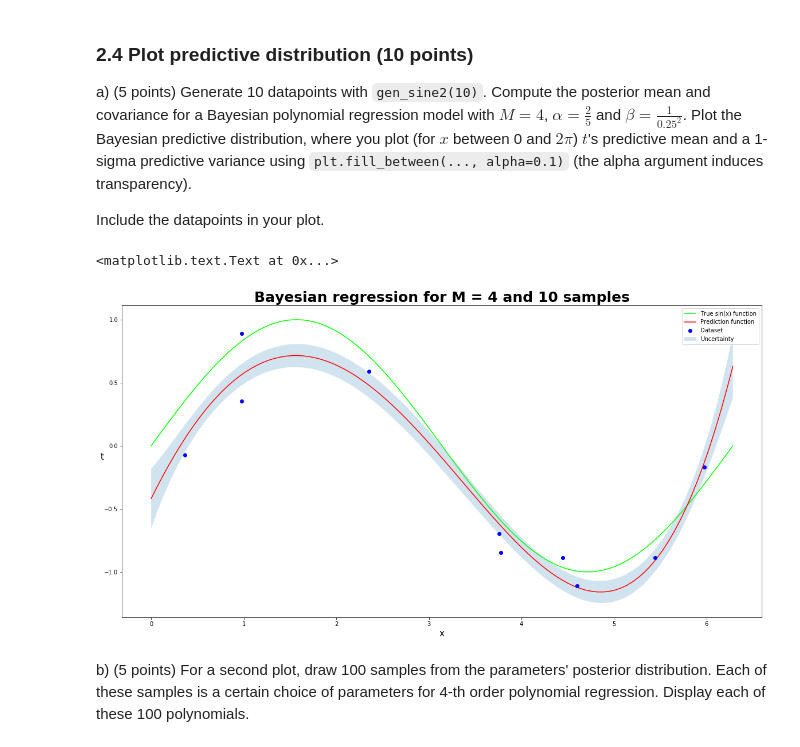
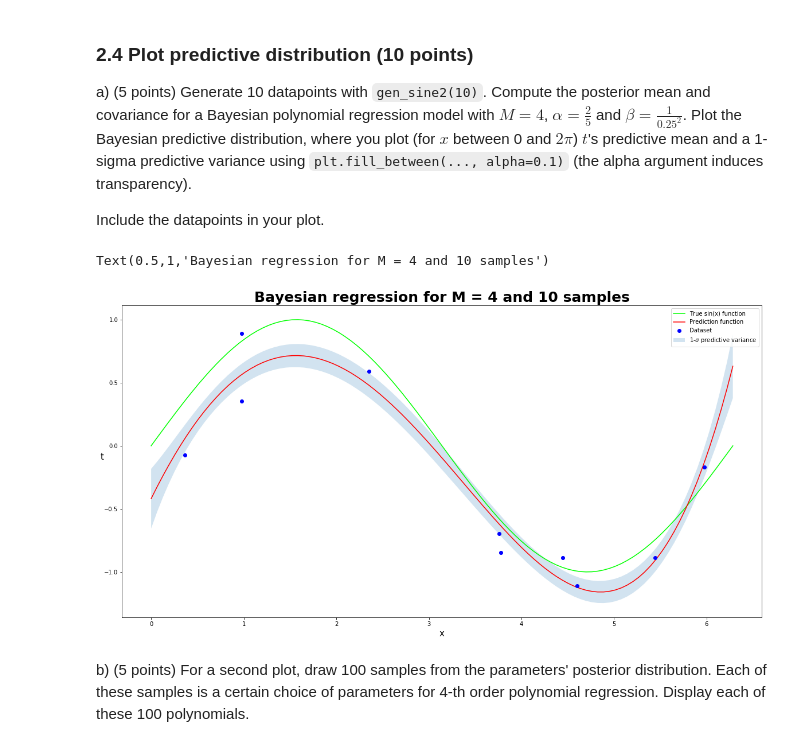
Before and after one commit to ML77777/ML1-18, a Jupyter notebook: 12364282_11161108_lab1.ipynb, the cells around one changed output. Cells and saved outputs as stored; diff of their text form; code cells hidden in the pictures.

Commit message:
Change uncertainty to sigma

```diff
--- a/12364282_11161108_lab1.ipynb
+++ b/12364282_11161108_lab1.ipynb
@@ -496,28 +496,28 @@ Include the datapoints in your plot.
 # %%
 np.random.seed(42)
 true_sin_x = np.linspace(0, 2 * pi, num=100)
 
 N = 10
 M = 4
 x, t = gen_sine2(10)
 alpha = 2/5
 beta = 1/((0.25)**2)
 m, S, Phi = fit_polynomial_bayes(x, t, M, alpha, beta)
 mean, sigma, Phi = predict_polynomial_bayes(true_sin_x, m, S, beta)
 
 plt.plot(true_sin_x, np.sin(true_sin_x),"lime",label='True sin(x) function')
 plt.plot(true_sin_x, mean,"r",label='Prediction function')
 plt.plot(x,t,'bo',label='Dataset')
-plt.fill_between(true_sin_x,mean+sigma,mean-sigma,alpha=0.2,label="Uncertainty")
+plt.fill_between(true_sin_x,mean+sigma,mean-sigma,alpha=0.2,label="1-$\sigma$ predictive variance")
 
 plt.legend()
 plt.ylabel('t',fontsize=15).set_rotation(0)
 plt.xlabel('x',fontsize=15)
 title_for_plot = "Bayesian regression for M = 4 and 10 samples"
 plt.title(title_for_plot,fontsize=25,fontweight="bold")
 # %% [output]
-<matplotlib.text.Text at 0x...>
+Text(0.5,1,'Bayesian regression for M = 4 and 10 samples')
-[figure, old version]
+[figure, new version]
 # %% [markdown]
 b) (5 points) For a second plot, draw 100 samples from the parameters' posterior distribution. Each of these samples is a certain choice of parameters for 4-th order polynomial regression.
 Display each of these 100 polynomials.
```
Also changed, not shown: parts of 3 cells of this notebook.
